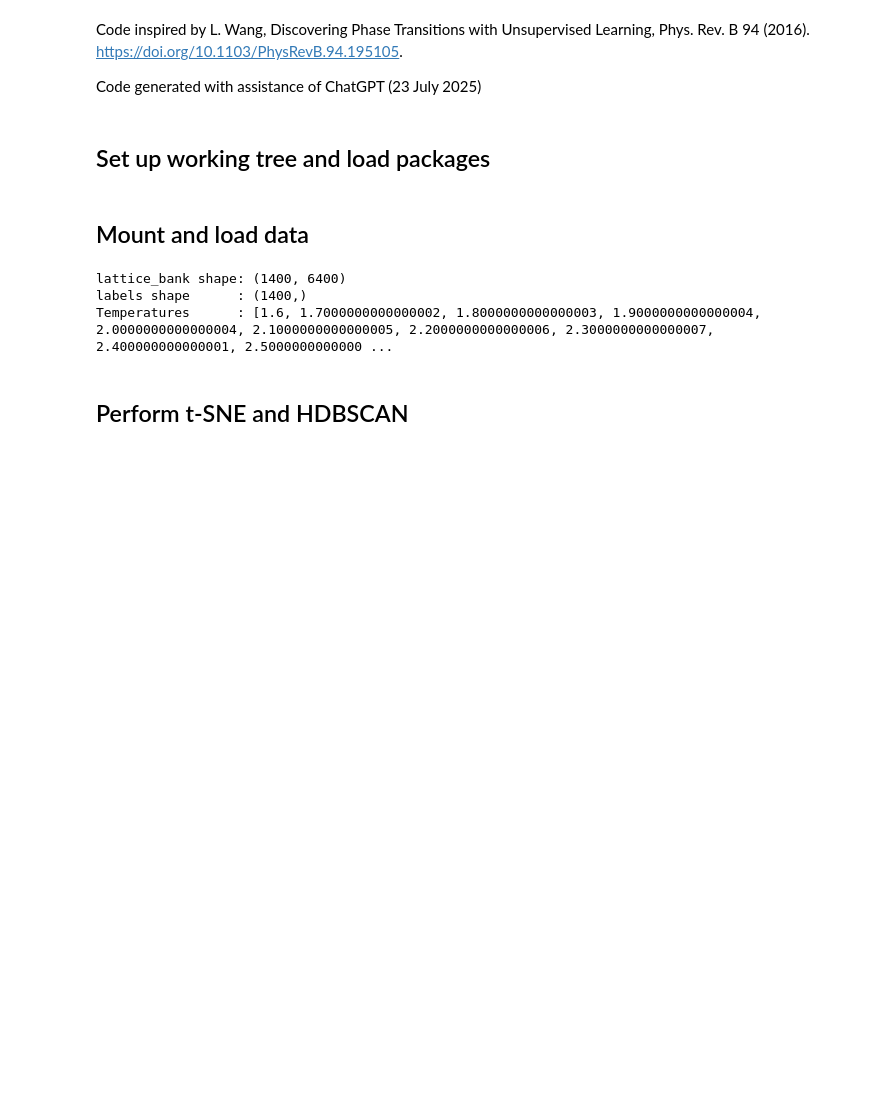
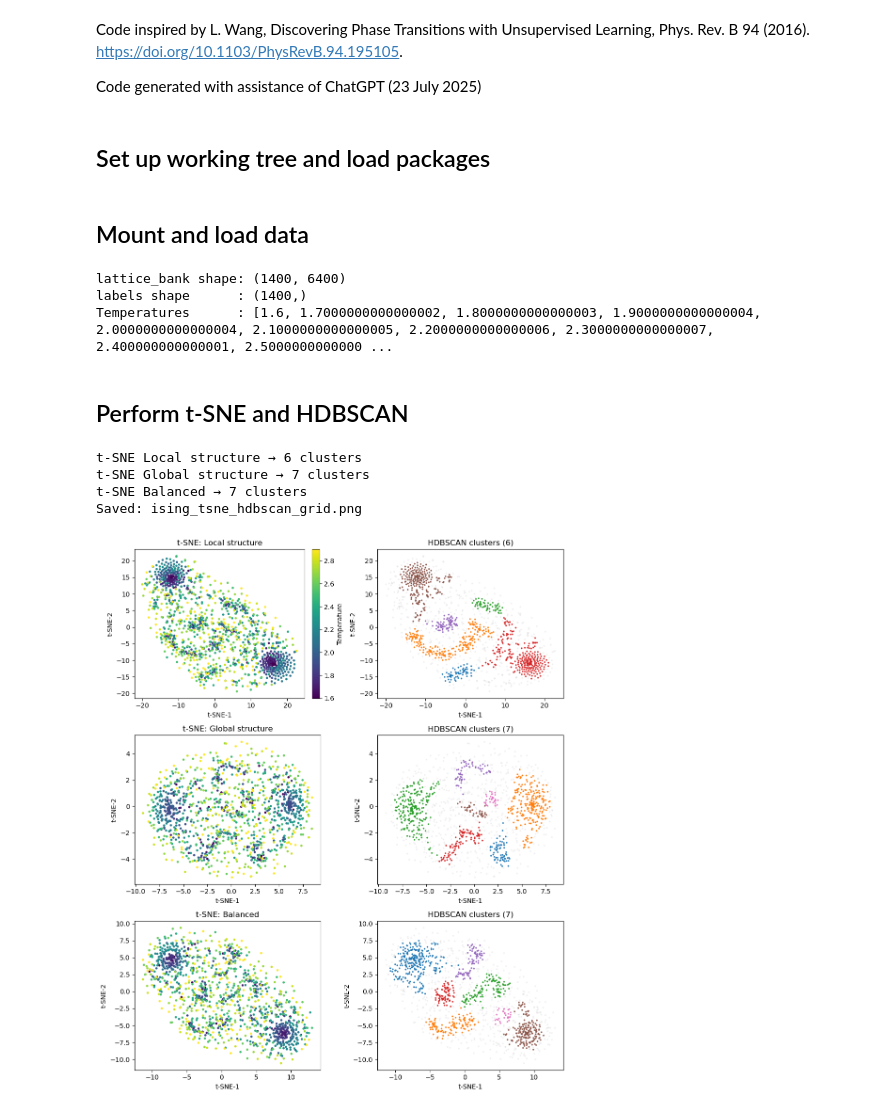
Before and after one commit to Pawelbure/colab-binder_WoC_AJP_2025, a Jupyter notebook: Clustering-phases/Unsupervised_ML_Clustering-phases.ipynb, the cells around one changed output. Saved outputs shown, nothing was run; the diff lists cells and outputs as text; code cells hidden in the pictures; blank space fills up the shorter version.

```diff
--- a/Clustering-phases/Unsupervised_ML_Clustering-phases.ipynb
+++ b/Clustering-phases/Unsupervised_ML_Clustering-phases.ipynb
@@ -99,32 +99,37 @@ for row, p in enumerate(tsne_params):
         cbar = fig.colorbar(sc, ax=ax_tsne, fraction=0.046, pad=0.04)
         cbar.set_label('Temperature')
     ax_tsne.set_xlabel('t‑SNE‑1')
     ax_tsne.set_ylabel('t‑SNE‑2')
     ax_tsne.set_title(f"t‑SNE: {p['name']}")
 
     # --------------------- HDBSCAN clustering on same embedding ---------------------
     clusterer = hdbscan.HDBSCAN(min_cluster_size=30,
                                 min_samples=10,
-                                metric='euclidean',
-                                n_jobs=1)
+                                metric='euclidean')
     clabels = clusterer.fit_predict(emb)
     n_clust = len(np.unique(clabels[clabels >= 0]))
     print(f"t‑SNE {p['name']} → {n_clust} clusters")
 
     colors = [palette[l % 10] if l >= 0 else (0.8, 0.8, 0.8, 0.3)
               for l in clabels]
 
     ax_clu = axes[row, 1]
     ax_clu.scatter(emb[:, 0], emb[:, 1],
                    c=colors, s=6, linewidth=0)
     ax_clu.set_xlabel('t‑SNE‑1')
     ax_clu.set_ylabel('t‑SNE‑2')
     ax_clu.set_title(f"HDBSCAN clusters ({n_clust})")
 
 # ----- 3. finalise -------------------------------------------
 plt.tight_layout()
 
 # ---- Option A: 100 % raster PNG (simplest, smallest) --------
 png_path = "ising_tsne_hdbscan_grid.png"
 fig.savefig(png_path, dpi=300, bbox_inches="tight")
 print("Saved:", png_path)
+# %% [output]
+t‑SNE Local structure → 6 clusters
+t‑SNE Global structure → 7 clusters
+t‑SNE Balanced → 7 clusters
+Saved: ising_tsne_hdbscan_grid.png
+[figure, added]
```
